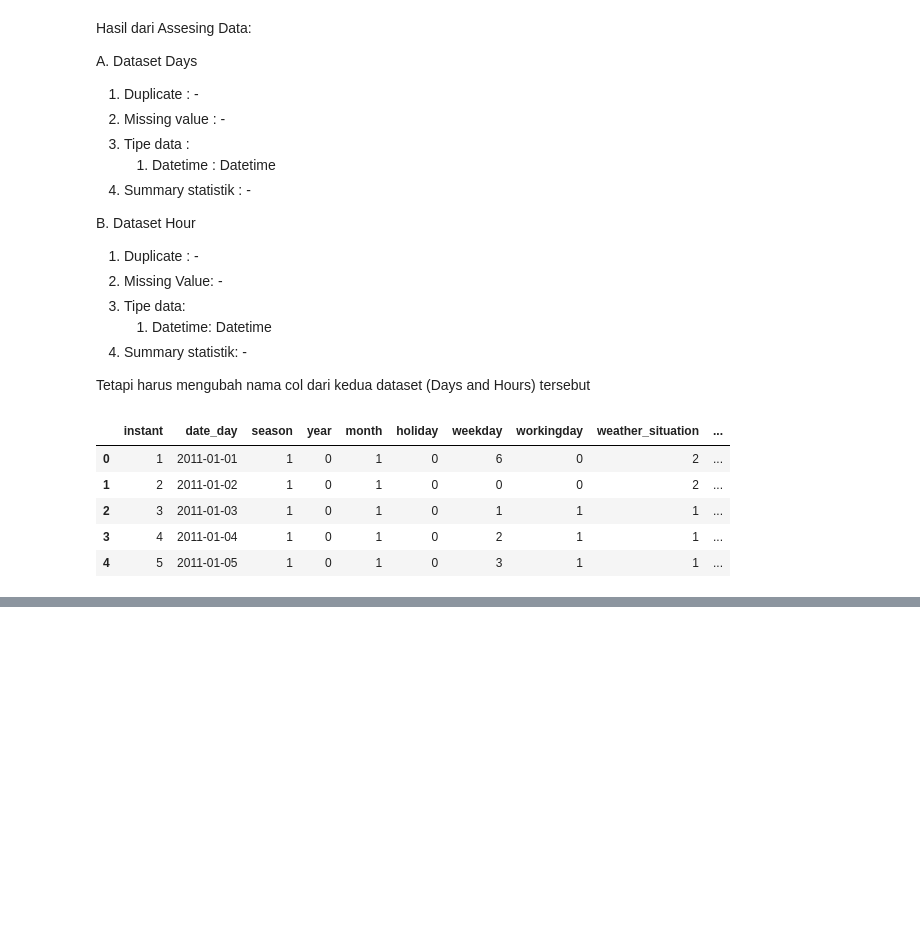
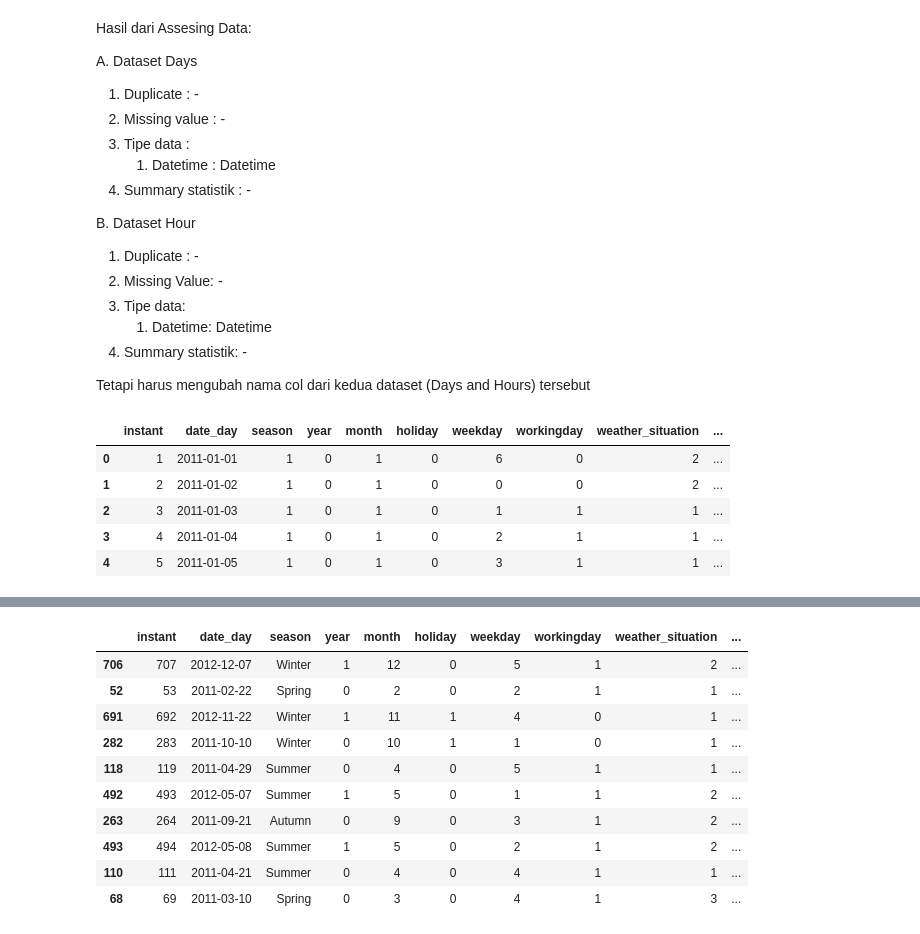
Before and after one commit to GadiseMustika/bikesharing_analytic, a Jupyter notebook: notebook.ipynb, the cells around one changed output, grey strips where cells are left out. Cells and saved outputs as stored; diff of their text form; code cells hidden in the pictures; blank space fills up the shorter version.

```diff
--- a/notebook.ipynb
+++ b/notebook.ipynb
@@ -241,0 +247,20 @@ memory usage: 2.3 MB
+# %%
+# Change value in coloumn season Day dataset
+days_df["season"] = pd.Categorical(
+    days_df["season"].replace({1:"Spring", 2: "Summer", 3: "Autumn", 4: "Winter"}), categories=["Spring", "Summer", "Autumn", "Winter"]
+)
+
+
+days_df.sample(10)
+# %% [output]
+|  | instant | date_day | season | year | month | holiday | weekday | workingday | weather_situation | ... |
+| 706 | 707 | 2012-12-07 | Winter | 1 | 12 | 0 | 5 | 1 | 2 | ... |
+| 52 | 53 | 2011-02-22 | Spring | 0 | 2 | 0 | 2 | 1 | 1 | ... |
+| 691 | 692 | 2012-11-22 | Winter | 1 | 11 | 1 | 4 | 0 | 1 | ... |
+| 282 | 283 | 2011-10-10 | Winter | 0 | 10 | 1 | 1 | 0 | 1 | ... |
+| 118 | 119 | 2011-04-29 | Summer | 0 | 4 | 0 | 5 | 1 | 1 | ... |
+| 492 | 493 | 2012-05-07 | Summer | 1 | 5 | 0 | 1 | 1 | 2 | ... |
+| 263 | 264 | 2011-09-21 | Autumn | 0 | 9 | 0 | 3 | 1 | 2 | ... |
+| 493 | 494 | 2012-05-08 | Summer | 1 | 5 | 0 | 2 | 1 | 2 | ... |
+| 110 | 111 | 2011-04-21 | Summer | 0 | 4 | 0 | 4 | 1 | 1 | ... |
+| 68 | 69 | 2011-03-10 | Spring | 0 | 3 | 0 | 4 | 1 | 3 | ... |
```
Also changed, not shown: parts of 10 cells of this notebook.
